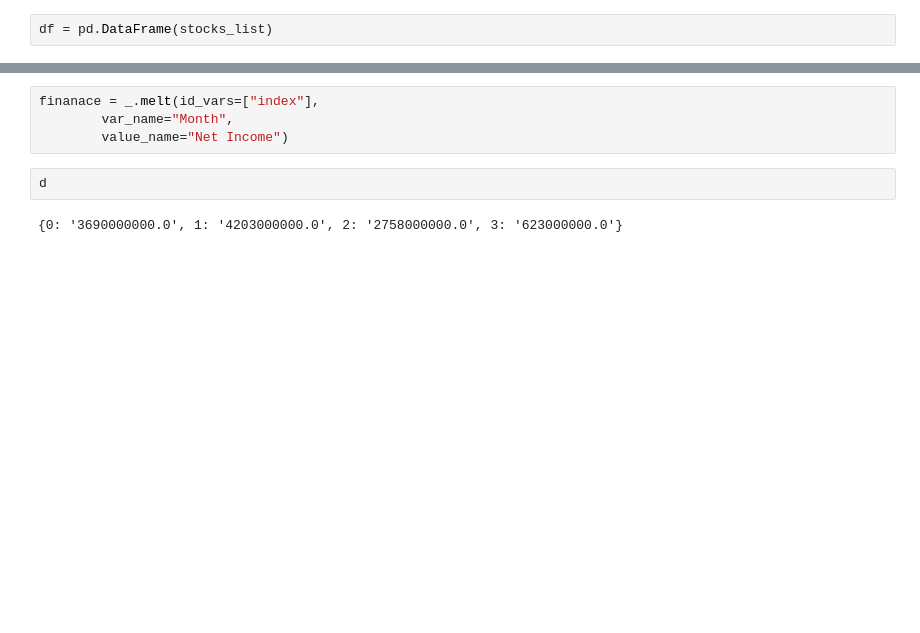
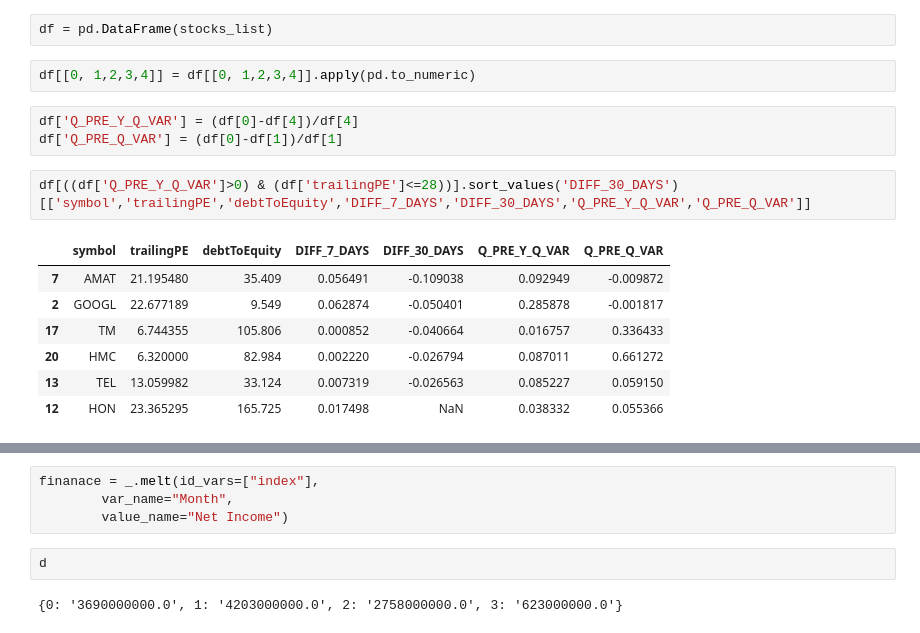
Before and after one commit to illliyas/Machine-Learning, a Jupyter notebook: us_stocks.ipynb, the cells around one changed output, grey strips where cells are left out. Saved outputs shown, nothing was run; the diff lists cells and outputs as text; blank space fills up the shorter version.

```diff
--- a/us_stocks.ipynb
+++ b/us_stocks.ipynb
@@ -84,3 +78,18 @@ TATAPOWER.NS
 # %%
 df = pd.DataFrame(stocks_list)
+# %%
+df[[0, 1,2,3,4]] = df[[0, 1,2,3,4]].apply(pd.to_numeric)
+# %%
+df['Q_PRE_Y_Q_VAR'] = (df[0]-df[4])/df[4]
+df['Q_PRE_Q_VAR'] = (df[0]-df[1])/df[1]
+# %%
+df[((df['Q_PRE_Y_Q_VAR']>0) & (df['trailingPE']<=28))].sort_values('DIFF_30_DAYS')[['symbol','trailingPE','debtToEquity','DIFF_7_DAYS','DIFF_30_DAYS','Q_PRE_Y_Q_VAR','Q_PRE_Q_VAR']]
+# %% [output]
+|  | symbol | trailingPE | debtToEquity | DIFF_7_DAYS | DIFF_30_DAYS | Q_PRE_Y_Q_VAR | Q_PRE_Q_VAR |
+| 7 | AMAT | 21.195480 | 35.409 | 0.056491 | -0.109038 | 0.092949 | -0.009872 |
+| 2 | GOOGL | 22.677189 | 9.549 | 0.062874 | -0.050401 | 0.285878 | -0.001817 |
+| 17 | TM | 6.744355 | 105.806 | 0.000852 | -0.040664 | 0.016757 | 0.336433 |
+| 20 | HMC | 6.320000 | 82.984 | 0.002220 | -0.026794 | 0.087011 | 0.661272 |
+| 13 | TEL | 13.059982 | 33.124 | 0.007319 | -0.026563 | 0.085227 | 0.059150 |
+| 12 | HON | 23.365295 | 165.725 | 0.017498 | NaN | 0.038332 | 0.055366 |
 # %%
```
Also changed, not shown: parts of 13 cells of this notebook.
